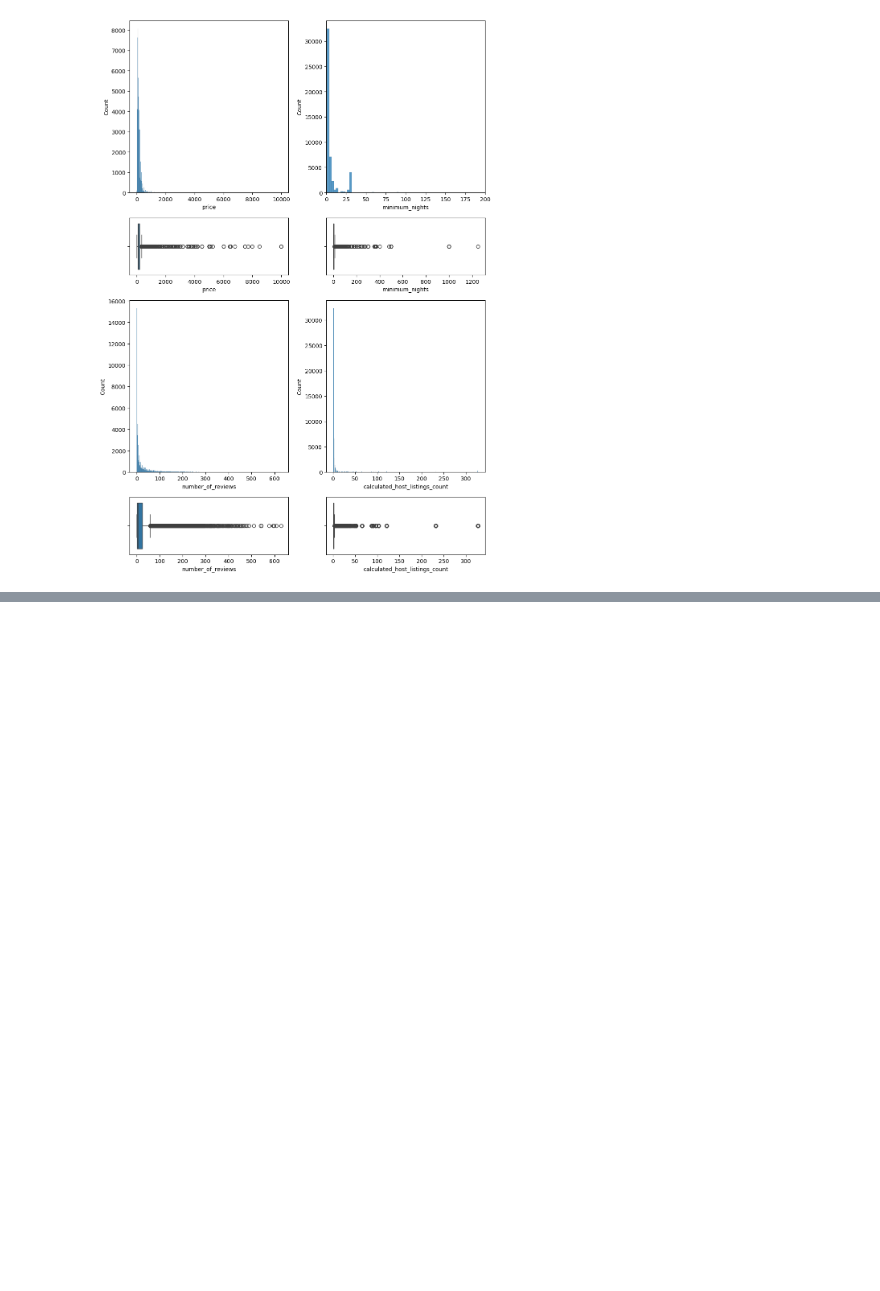
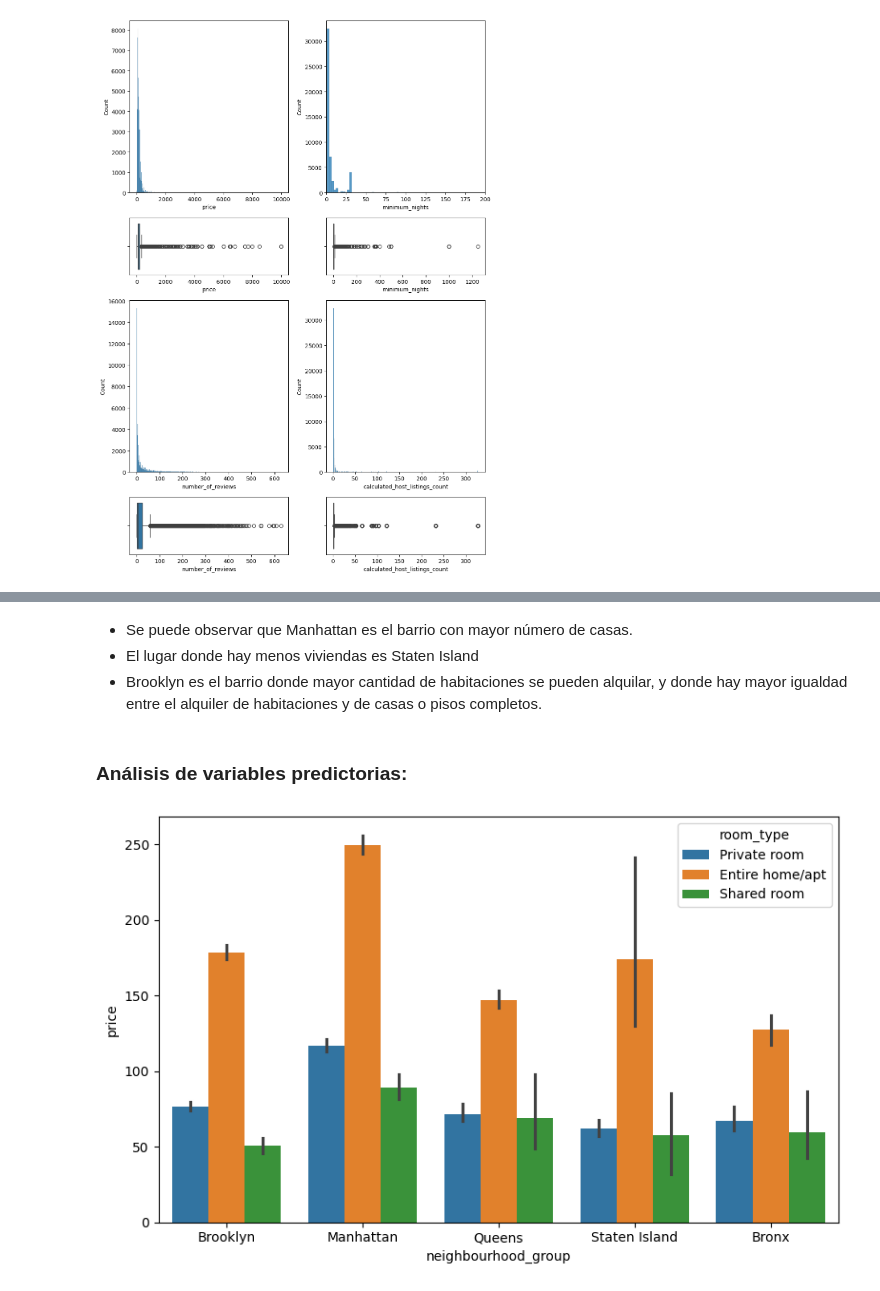
Before and after one commit to 4GeeksAcademy/ivandla96-Proyeto-EDA1, a Jupyter notebook: src/explore.ipynb, the cells around one changed output, grey strips where cells are left out. Drawn from its saved outputs; the diff is of its cells as text; code cells hidden in the pictures; blank space fills up the shorter version.

```diff
--- a/src/explore.ipynb
+++ b/src/explore.ipynb
@@ -135,0 +174,16 @@ plt.show()
+# %% [markdown]
+- Se puede observar que Manhattan es el barrio con mayor número de casas.
+- El lugar donde hay menos viviendas es Staten Island
+- Brooklyn es el barrio donde mayor cantidad de habitaciones se pueden alquilar, y donde hay mayor igualdad entre el alquiler de habitaciones y de casas o pisos completos.
+# %% [markdown]
+### Análisis de variables predictorias:
+# %%
+fig, axis = plt.subplots(1, 1, figsize=(8, 5))
+
+sns.barplot(ax=axis, data = total_data, x = "neighbourhood_group", y = "price", hue = "room_type")
+
+plt.tight_layout()
+
+plt.show()
+# %% [output]
+[figure, added]
```
Also changed, not shown: parts of 26 cells of this notebook, 2 other files.
